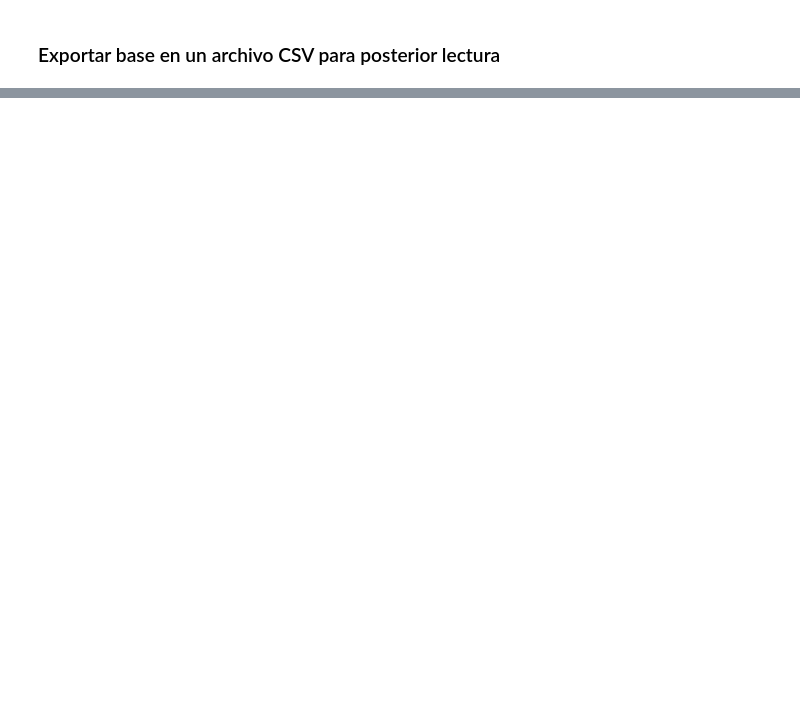
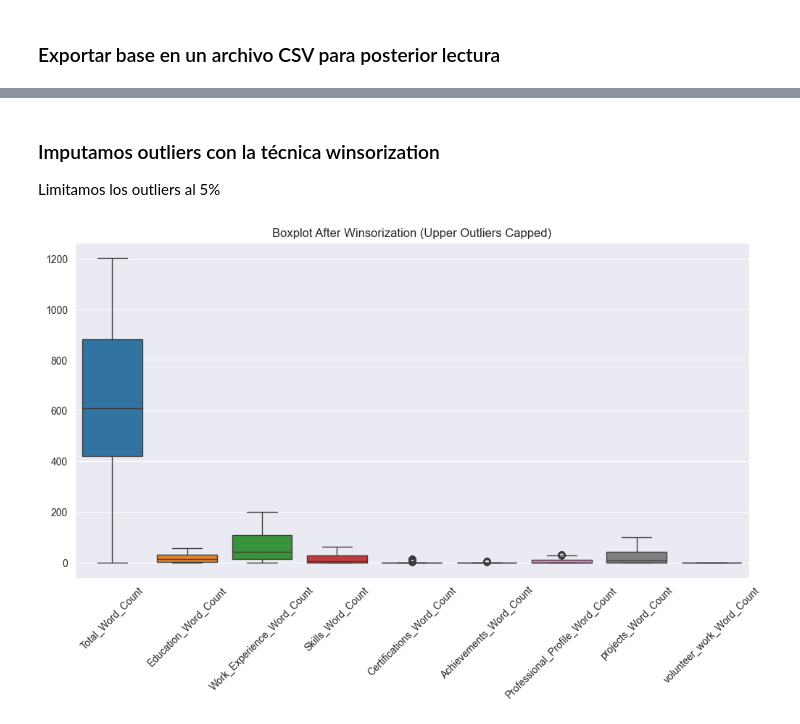
Before and after one commit to mastervecino/ProyectoFinalMaestria, a Jupyter notebook: Creacion base CVs.ipynb, the cells around one changed output, grey strips where cells are left out. Cells and saved outputs as stored; diff of their text form; code cells hidden in the pictures; blank space fills up the shorter version.

```diff
--- a/Creacion base CVs.ipynb
+++ b/Creacion base CVs.ipynb
@@ -347,0 +456,9 @@ baseCVs.to_csv("baseCVs.csv", index=False)
+# %%
+#Creamos una variable que nos permite separar las variables word_count, las que pueden presentar mayor cantidad de outliers
+word_count_cols = [col for col in baseCVs.columns if "Word_Count" in col]  # Get all word count columns
+
+plt.figure(figsize=(12, 6))
+sns.boxplot(data=baseCVs[word_count_cols])
+plt.xticks(rotation=45)
+plt.title("Boxplot of Word Count Columns (Detecting Outliers)")
+plt.show()
@@ -347,0 +467,17 @@ baseCVs.to_csv("baseCVs.csv", index=False)
+# %%
+# Function to detect outliers using IQR method
+def detect_outliers_iqr(df, column):
+    Q1 = df[column].quantile(0.25)
+    Q3 = df[column].quantile(0.75)
+    IQR = Q3 - Q1
+
+    lower_bound = Q1 - 1.5 * IQR
+    upper_bound = Q3 + 1.5 * IQR
+
+    outliers = df[(df[column] < lower_bound) | (df[column] > upper_bound)][column]
+    return outliers
+
+# Print outliers for each word count column
+for col in word_count_cols:
+    outliers = detect_outliers_iqr(baseCVs, col)
+    print(f"📌 {col} has {len(outliers)} outliers.")
@@ -347,0 +494,16 @@ baseCVs.to_csv("baseCVs.csv", index=False)
+# %% [markdown]
+### Imputamos outliers con la técnica winsorization
+Limitamos los outliers al 5%
+# %%
+from scipy.stats.mstats import winsorize
+
+for col in word_count_cols:
+    baseCVs[col] = winsorize(baseCVs[col], limits=[0, 0.10])
+# %%
+plt.figure(figsize=(12, 6))
+sns.boxplot(data=baseCVs[word_count_cols])
+plt.xticks(rotation=45)
+plt.title("Boxplot After Winsorization (Upper Outliers Capped)")
+plt.show()
+# %% [output]
+[figure, added]
```
Also changed, not shown: parts of 19 cells of this notebook, 2 other files.
